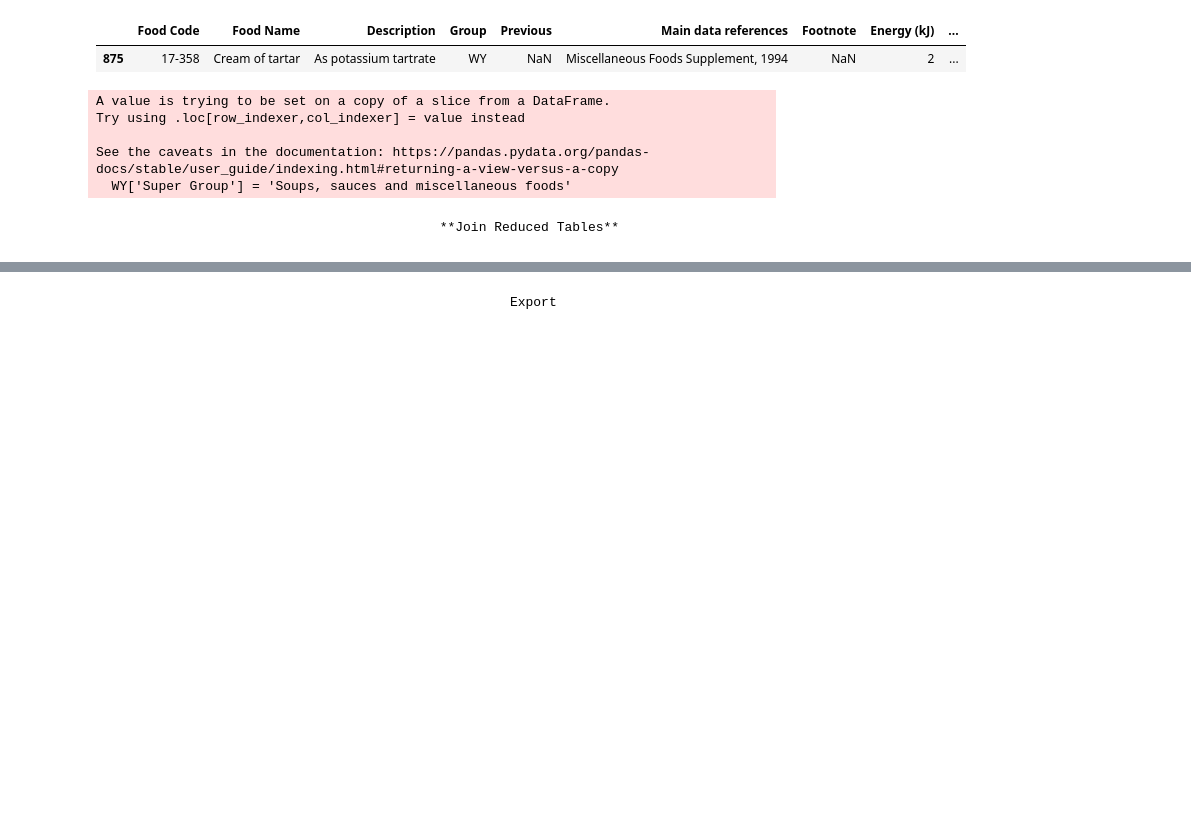
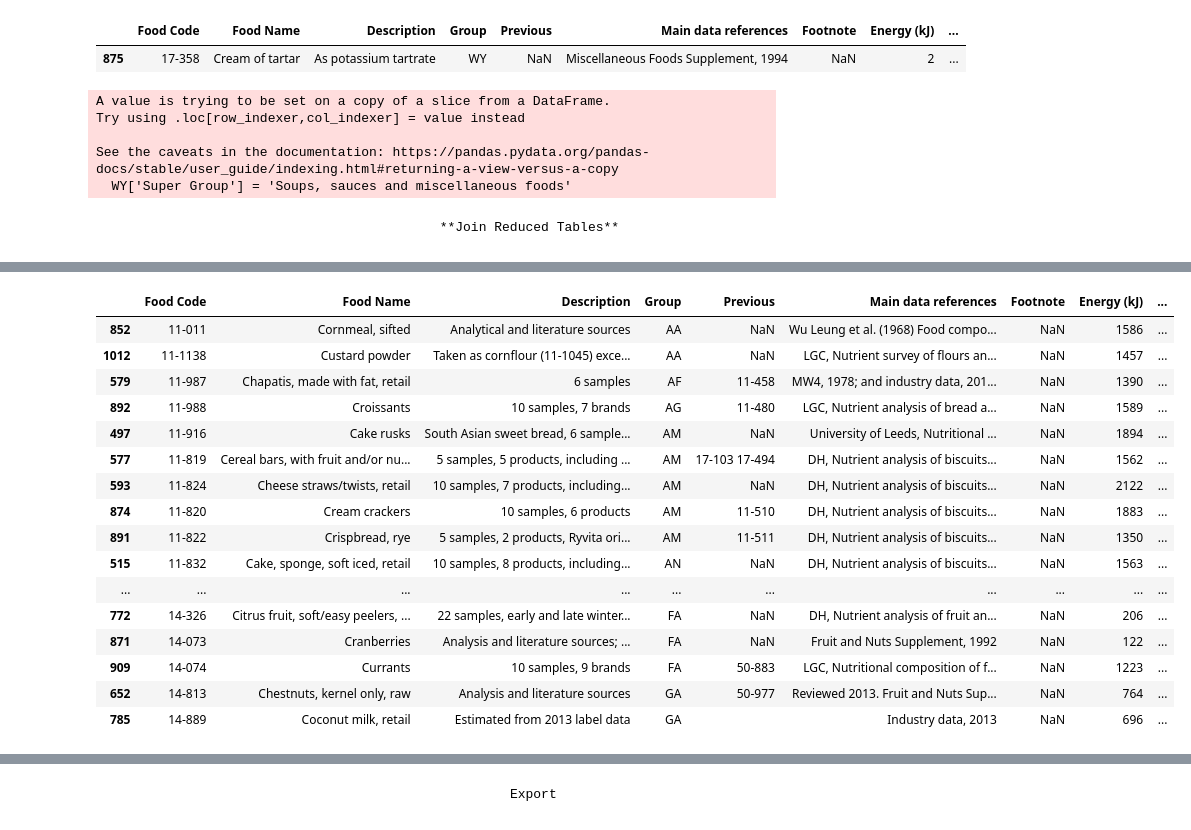
Before and after one commit to elliotkarikari/Product_Weight_Project, a Jupyter notebook: Jupter_notebooks/Reduction, Products that start with C.ipynb, the cells around one changed output, grey strips where cells are left out. Saved outputs shown, nothing was run; the diff lists cells and outputs as text; code cells hidden in the pictures; blank space fills up the shorter version.

```diff
--- a/Jupter_notebooks/Reduction, Products that start with C.ipynb
+++ b/Jupter_notebooks/Reduction, Products that start with C.ipynb
@@ -1676,0 +1740,21 @@ Red14
+# %%
+Red18 = pd.concat([Red17,Filt_GA], axis=0, join='inner')
+Red18
+# %% [output]
+|  | Food Code | Food Name | Description | Group | Previous | Main data references | Footnote | Energy (kJ) | ... |
+| 852 | 11-011 | Cornmeal, sifted | Analytical and literature sources | AA | NaN | Wu Leung et al. (1968) Food compo... | NaN | 1586 | ... |
+| 1012 | 11-1138 | Custard powder | Taken as cornflour (11-1045) exce... | AA | NaN | LGC, Nutrient survey of flours an... | NaN | 1457 | ... |
+| 579 | 11-987 | Chapatis, made with fat, retail | 6 samples | AF | 11-458 | MW4, 1978; and industry data, 201... | NaN | 1390 | ... |
+| 892 | 11-988 | Croissants | 10 samples, 7 brands | AG | 11-480 | LGC, Nutrient analysis of bread a... | NaN | 1589 | ... |
+| 497 | 11-916 | Cake rusks | South Asian sweet bread, 6 sample... | AM | NaN | University of Leeds, Nutritional ... | NaN | 1894 | ... |
+| 577 | 11-819 | Cereal bars, with fruit and/or nu... | 5 samples, 5 products, including ... | AM | 17-103 17-494 | DH, Nutrient analysis of biscuits... | NaN | 1562 | ... |
+| 593 | 11-824 | Cheese straws/twists, retail | 10 samples, 7 products, including... | AM | NaN | DH, Nutrient analysis of biscuits... | NaN | 2122 | ... |
+| 874 | 11-820 | Cream crackers | 10 samples, 6 products | AM | 11-510 | DH, Nutrient analysis of biscuits... | NaN | 1883 | ... |
+| 891 | 11-822 | Crispbread, rye | 5 samples, 2 products, Ryvita ori... | AM | 11-511 | DH, Nutrient analysis of biscuits... | NaN | 1350 | ... |
+| 515 | 11-832 | Cake, sponge, soft iced, retail | 10 samples, 8 products, including... | AN | NaN | DH, Nutrient analysis of biscuits... | NaN | 1563 | ... |
+| ... | ... | ... | ... | ... | ... | ... | ... | ... | ... |
+| 772 | 14-326 | Citrus fruit, soft/easy peelers, ... | 22 samples, early and late winter... | FA | NaN | DH, Nutrient analysis of fruit an... | NaN | 206 | ... |
+| 871 | 14-073 | Cranberries | Analysis and literature sources; ... | FA | NaN | Fruit and Nuts Supplement, 1992 | NaN | 122 | ... |
+| 909 | 14-074 | Currants | 10 samples, 9 brands | FA | 50-883 | LGC, Nutritional composition of f... | NaN | 1223 | ... |
+| 652 | 14-813 | Chestnuts, kernel only, raw | Analysis and literature sources | GA | 50-977 | Reviewed 2013. Fruit and Nuts Sup... | NaN | 764 | ... |
+| 785 | 14-889 | Coconut milk, retail | Estimated from 2013 label data | GA |  | Industry data, 2013 | NaN | 696 | ... |
```
Also changed, not shown: parts of 133 cells of this notebook.
